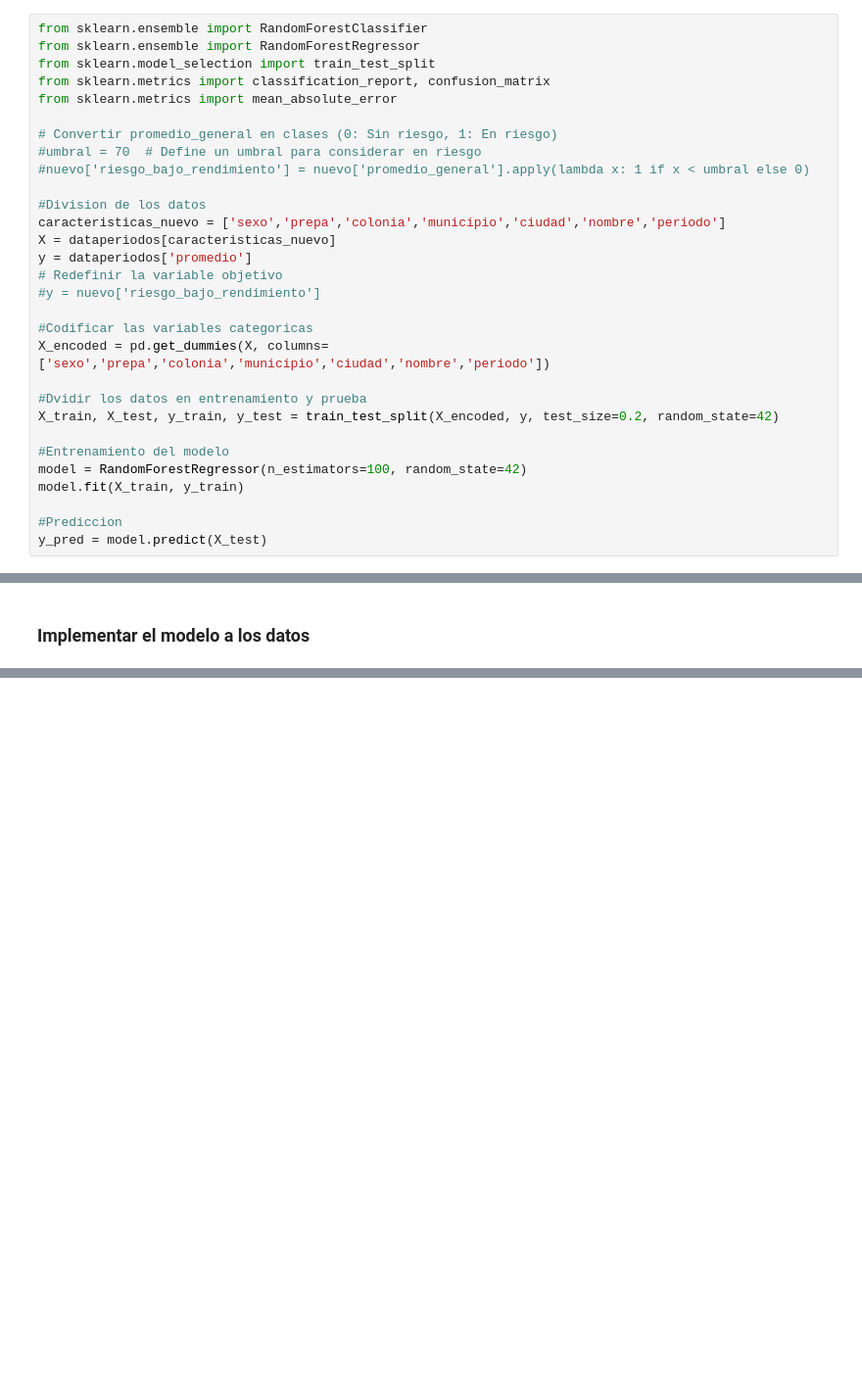
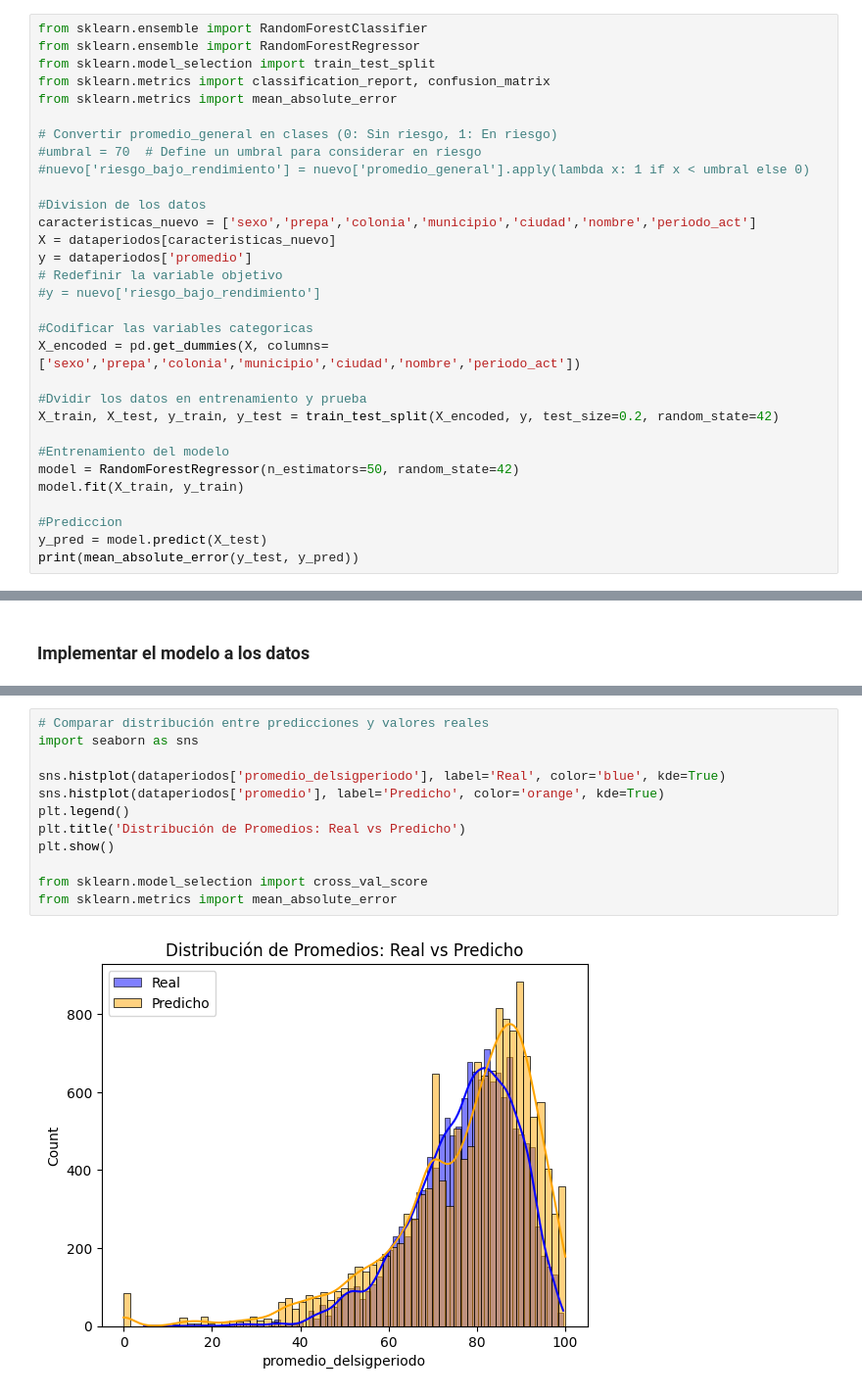
Before and after one commit to KingSplatt/Data-Analysis, a Jupyter notebook: data-analysis.ipynb, the cells around one changed output, grey strips where cells are left out. Shown: that part at 98% size. Saved outputs shown, nothing was run; the diff lists cells and outputs as text; blank space fills up the shorter version.

```diff
--- a/data-analysis.ipynb
+++ b/data-analysis.ipynb
@@ -408,21 +408,22 @@ from sklearn.metrics import mean_absolute_error
 #nuevo['riesgo_bajo_rendimiento'] = nuevo['promedio_general'].apply(lambda x: 1 if x < umbral else 0)
 
 #Division de los datos
-caracteristicas_nuevo = ['sexo','prepa','colonia','municipio','ciudad','nombre','periodo']
+caracteristicas_nuevo = ['sexo','prepa','colonia','municipio','ciudad','nombre','periodo_act']
 X = dataperiodos[caracteristicas_nuevo]
 y = dataperiodos['promedio']
 # Redefinir la variable objetivo
 #y = nuevo['riesgo_bajo_rendimiento']
 
 #Codificar las variables categoricas
-X_encoded = pd.get_dummies(X, columns=['sexo','prepa','colonia','municipio','ciudad','nombre','periodo'])
+X_encoded = pd.get_dummies(X, columns=['sexo','prepa','colonia','municipio','ciudad','nombre','periodo_act'])
 
 #Dvidir los datos en entrenamiento y prueba
 X_train, X_test, y_train, y_test = train_test_split(X_encoded, y, test_size=0.2, random_state=42)
 
 #Entrenamiento del modelo
-model = RandomForestRegressor(n_estimators=100, random_state=42)
+model = RandomForestRegressor(n_estimators=50, random_state=42)
 model.fit(X_train, y_train)
 
 #Prediccion
 y_pred = model.predict(X_test)
+print(mean_absolute_error(y_test, y_pred))
@@ -443,0 +485,14 @@ Name: promedio_delsigperiodo, dtype: float64
+# %%
+# Comparar distribución entre predicciones y valores reales
+import seaborn as sns
+
+sns.histplot(dataperiodos['promedio_delsigperiodo'], label='Real', color='blue', kde=True)
+sns.histplot(dataperiodos['promedio'], label='Predicho', color='orange', kde=True)
+plt.legend()
+plt.title('Distribución de Promedios: Real vs Predicho')
+plt.show()
+
+from sklearn.model_selection import cross_val_score
+from sklearn.metrics import mean_absolute_error
+# %% [output]
+[figure, added]
```
Also changed, not shown: parts of 7 cells of this notebook, 1 other file.
